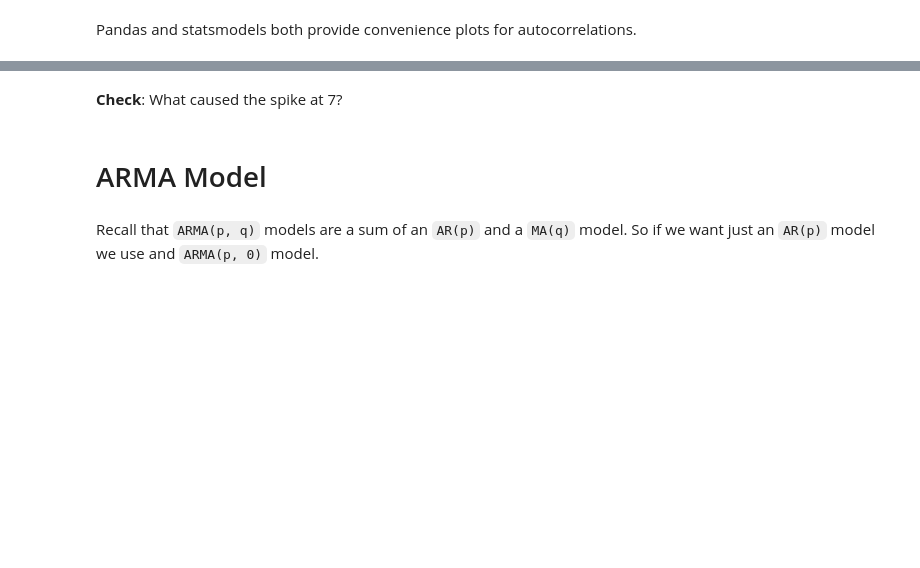
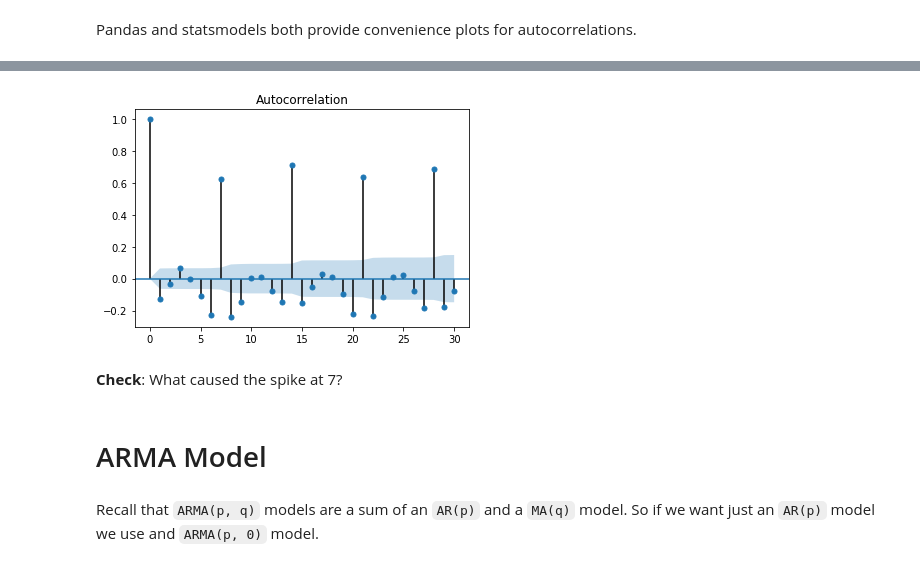
Before and after one commit to sthakuri/DS_HK_13, a Jupyter notebook: lessons/lesson-16/L16-Demo.ipynb, the cells around one changed output, grey strips where cells are left out. Drawn from its saved outputs; the diff is of its cells as text; code cells hidden in the pictures; blank space fills up the shorter version.

```diff
--- a/lessons/lesson-16/L16-Demo.ipynb
+++ b/lessons/lesson-16/L16-Demo.ipynb
@@ -37,8 +47,10 @@ autocorrelation_plot(store1_data.Sales)
 # %%
 from statsmodels.graphics.tsaplots import plot_acf
 
-plot_acf(store1_data.Sales, lags=10)
+plot_acf(store1_data.Sales, lags=30)
 plt.show()
+# %% [output]
+[figure, added]
 # %% [markdown]
 **Check**: What caused the spike at 7?
 # %% [markdown]
```
Also changed, not shown: parts of 17 cells of this notebook, 5 other files.
